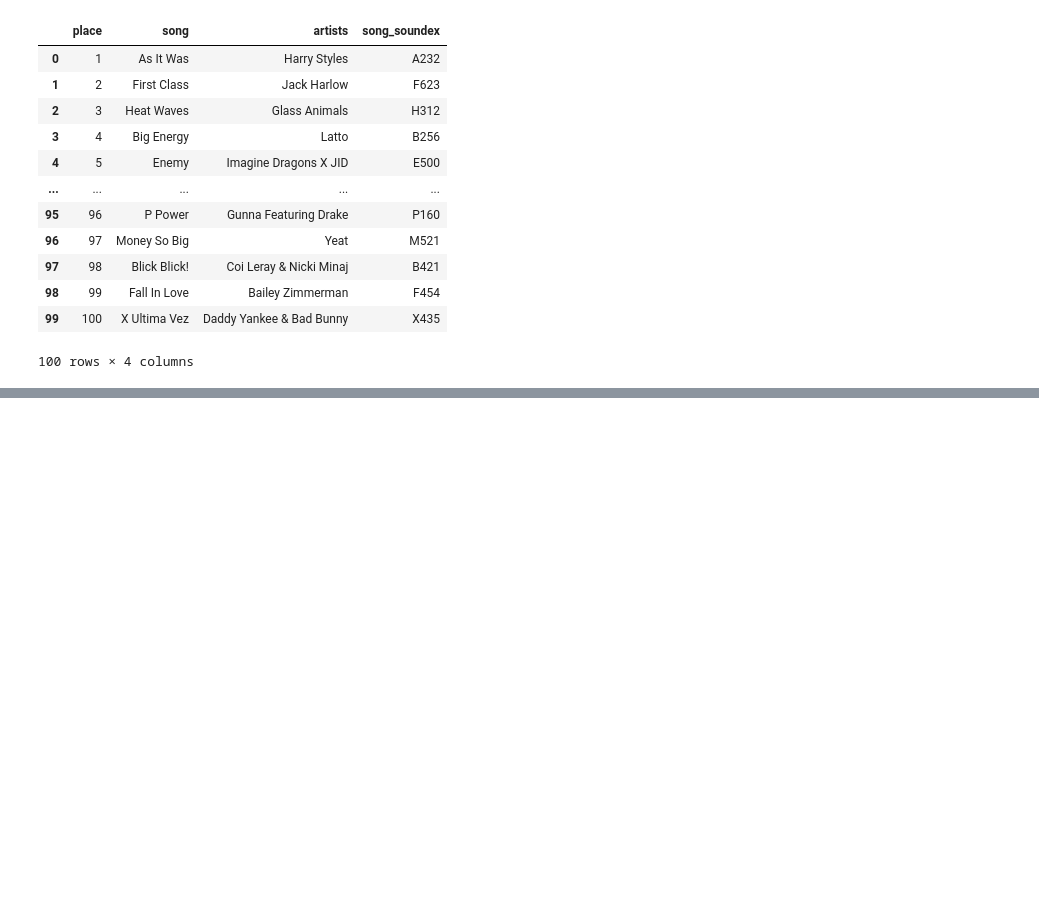
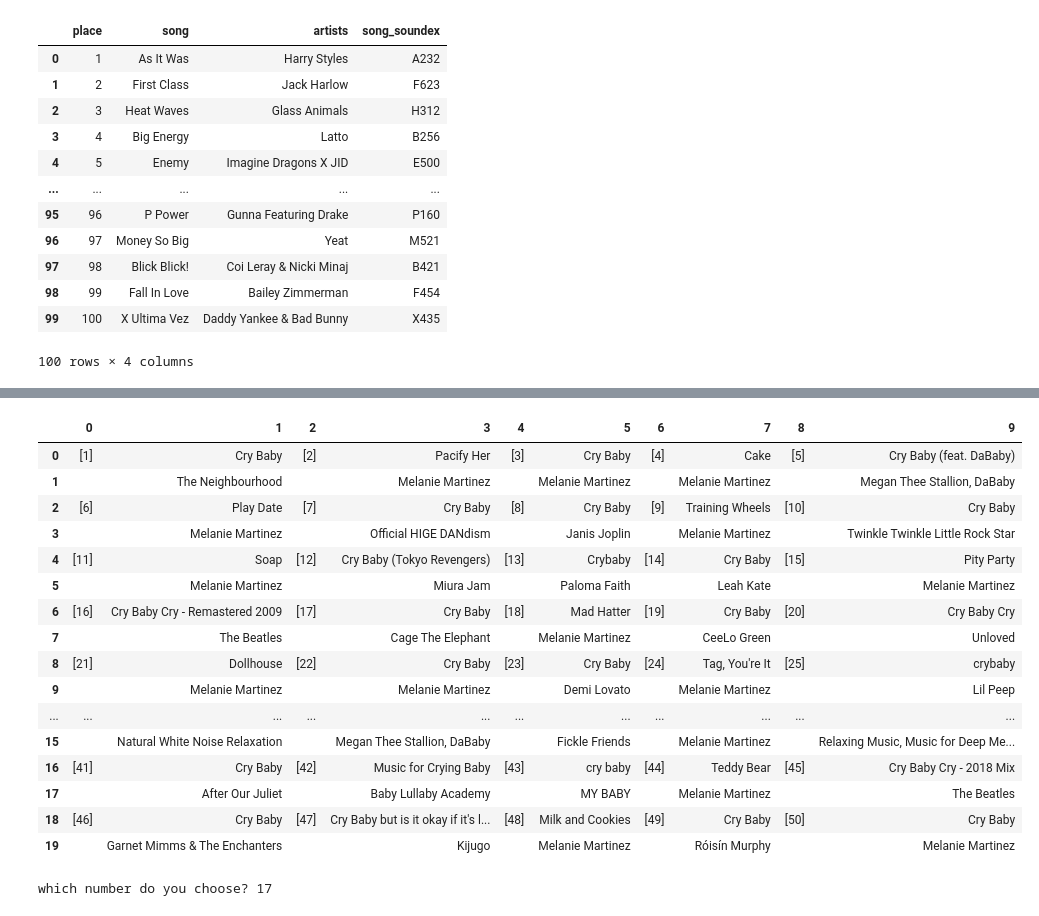
Before and after one commit to esSarah/IAmNotShazaam, a Jupyter notebook: 2ndPrototype/2ndPrototype1.ipynb, the cells around one changed output, grey strips where cells are left out. Drawn from its saved outputs; the diff is of its cells as text; code cells hidden in the pictures; blank space fills up the shorter version.

Commit message:
list on prototype 3

```diff
--- a/2ndPrototype/2ndPrototype1.ipynb
+++ b/2ndPrototype/2ndPrototype1.ipynb
@@ -231 +263,25 @@ which number do you choose? 1
+# %%
+pd.DataFrame(search_selector_list)
+# %% [output]
+|  | 0 | 1 | 2 | 3 | 4 | 5 | 6 | 7 | 8 | 9 |
+| 0 | [1] | Cry Baby | [2] | Pacify Her | [3] | Cry Baby | [4] | Cake | [5] | Cry Baby (feat. DaBaby) |
+| 1 |  | The Neighbourhood |  | Melanie Martinez |  | Melanie Martinez |  | Melanie Martinez |  | Megan Thee Stallion, DaBaby |
+| 2 | [6] | Play Date | [7] | Cry Baby | [8] | Cry Baby | [9] | Training Wheels | [10] | Cry Baby |
+| 3 |  | Melanie Martinez |  | Official HIGE DANdism |  | Janis Joplin |  | Melanie Martinez |  | Twinkle Twinkle Little Rock Star |
+| 4 | [11] | Soap | [12] | Cry Baby (Tokyo Revengers) | [13] | Crybaby | [14] | Cry Baby | [15] | Pity Party |
+| 5 |  | Melanie Martinez |  | Miura Jam |  | Paloma Faith |  | Leah Kate |  | Melanie Martinez |
+| 6 | [16] | Cry Baby Cry - Remastered 2009 | [17] | Cry Baby | [18] | Mad Hatter | [19] | Cry Baby | [20] | Cry Baby Cry |
+| 7 |  | The Beatles |  | Cage The Elephant |  | Melanie Martinez |  | CeeLo Green |  | Unloved |
+| 8 | [21] | Dollhouse | [22] | Cry Baby | [23] | Cry Baby | [24] | Tag, You're It | [25] | crybaby |
+| 9 |  | Melanie Martinez |  | Melanie Martinez |  | Demi Lovato |  | Melanie Martinez |  | Lil Peep |
+| ... | ... | ... | ... | ... | ... | ... | ... | ... | ... | ... |
+| 15 |  | Natural White Noise Relaxation |  | Megan Thee Stallion, DaBaby |  | Fickle Friends |  | Melanie Martinez |  | Relaxing Music, Music for Deep Me... |
+| 16 | [41] | Cry Baby | [42] | Music for Crying Baby | [43] | cry baby | [44] | Teddy Bear | [45] | Cry Baby Cry - 2018 Mix |
+| 17 |  | After Our Juliet |  | Baby Lullaby Academy |  | MY BABY |  | Melanie Martinez |  | The Beatles |
+| 18 | [46] | Cry Baby | [47] | Cry Baby but is it okay if it's l... | [48] | Milk and Cookies | [49] | Cry Baby | [50] | Cry Baby |
+| 19 |  | Garnet Mimms & The Enchanters |  | Kijugo |  | Melanie Martinez |  | Róisín Murphy |  | Melanie Martinez |
+# %%
+song_selected = input("which number do you choose? ") if results_are_a_list and there_is_a_track_id else False
+# %% [output]
+which number do you choose? 17
 # %%
```
Also changed, not shown: parts of 7 cells of this notebook, 11 other files.
